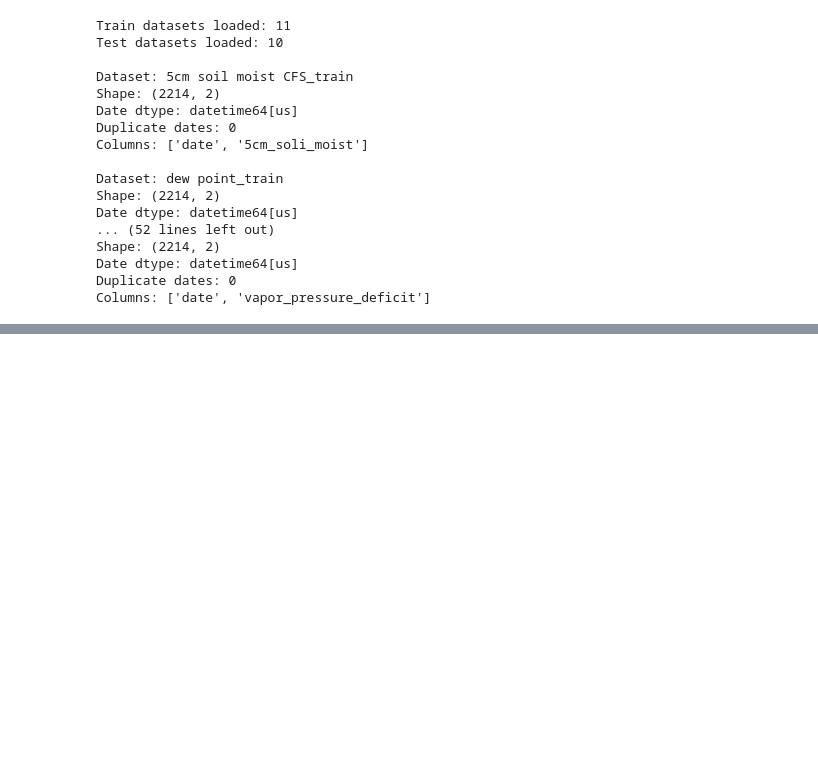
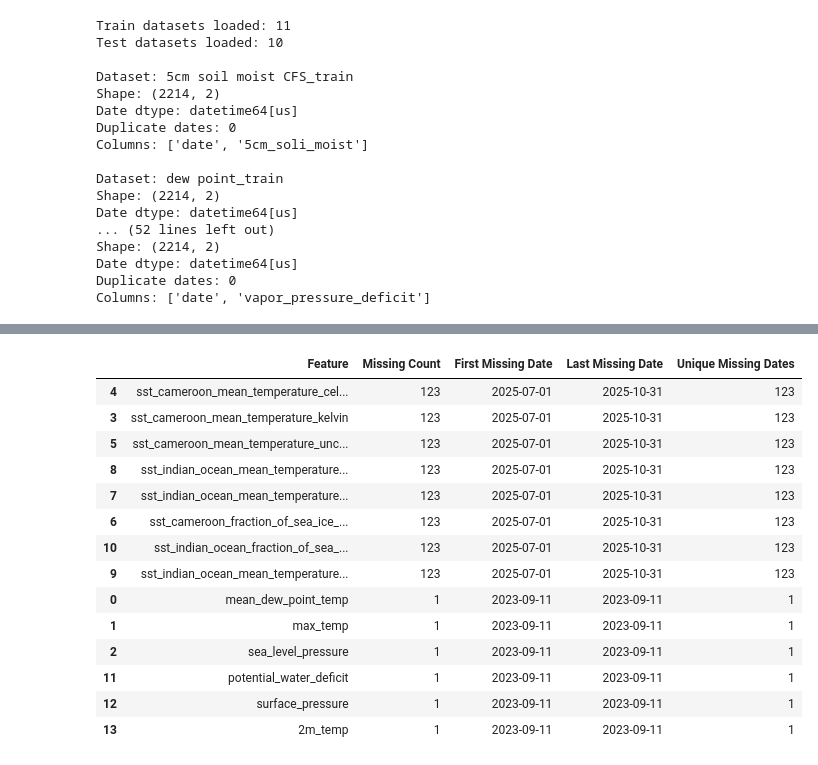
Before and after one commit to MosabOs/Dry-Spell-Prediction-ML, a Jupyter notebook: notebooks/01_dataset_understanding.ipynb, the cells around one changed output, grey strips where cells are left out. Saved outputs shown, nothing was run; the diff lists cells and outputs as text; code cells hidden in the pictures; blank space fills up the shorter version.

```diff
--- a/notebooks/01_dataset_understanding.ipynb
+++ b/notebooks/01_dataset_understanding.ipynb
@@ -997,0 +1424,36 @@ Columns: ['date', 'vapor_pressure_deficit']
+# %%
+# Summarize missing dates by feature
+
+missing_dates_summary = pd.DataFrame([
+    {
+        "Feature": column,
+        "Missing Count": len(dates),
+        "First Missing Date": min(dates),
+        "Last Missing Date": max(dates),
+        "Unique Missing Dates": len(set(dates))
+    }
+    for column, dates in missing_dates.items()
+])
+
+display(
+    missing_dates_summary.sort_values(
+        "Missing Count",
+        ascending=False
+    )
+)
+# %% [output]
+|  | Feature | Missing Count | First Missing Date | Last Missing Date | Unique Missing Dates |
+| 4 | sst_cameroon_mean_temperature_cel... | 123 | 2025-07-01 | 2025-10-31 | 123 |
+| 3 | sst_cameroon_mean_temperature_kelvin | 123 | 2025-07-01 | 2025-10-31 | 123 |
+| 5 | sst_cameroon_mean_temperature_unc... | 123 | 2025-07-01 | 2025-10-31 | 123 |
+| 8 | sst_indian_ocean_mean_temperature... | 123 | 2025-07-01 | 2025-10-31 | 123 |
+| 7 | sst_indian_ocean_mean_temperature... | 123 | 2025-07-01 | 2025-10-31 | 123 |
+| 6 | sst_cameroon_fraction_of_sea_ice_... | 123 | 2025-07-01 | 2025-10-31 | 123 |
+| 10 | sst_indian_ocean_fraction_of_sea_... | 123 | 2025-07-01 | 2025-10-31 | 123 |
+| 9 | sst_indian_ocean_mean_temperature... | 123 | 2025-07-01 | 2025-10-31 | 123 |
+| 0 | mean_dew_point_temp | 1 | 2023-09-11 | 2023-09-11 | 1 |
+| 1 | max_temp | 1 | 2023-09-11 | 2023-09-11 | 1 |
+| 2 | sea_level_pressure | 1 | 2023-09-11 | 2023-09-11 | 1 |
+| 11 | potential_water_deficit | 1 | 2023-09-11 | 2023-09-11 | 1 |
+| 12 | surface_pressure | 1 | 2023-09-11 | 2023-09-11 | 1 |
+| 13 | 2m_temp | 1 | 2023-09-11 | 2023-09-11 | 1 |
```
Also changed, not shown: parts of 27 cells of this notebook, 2 other files.
